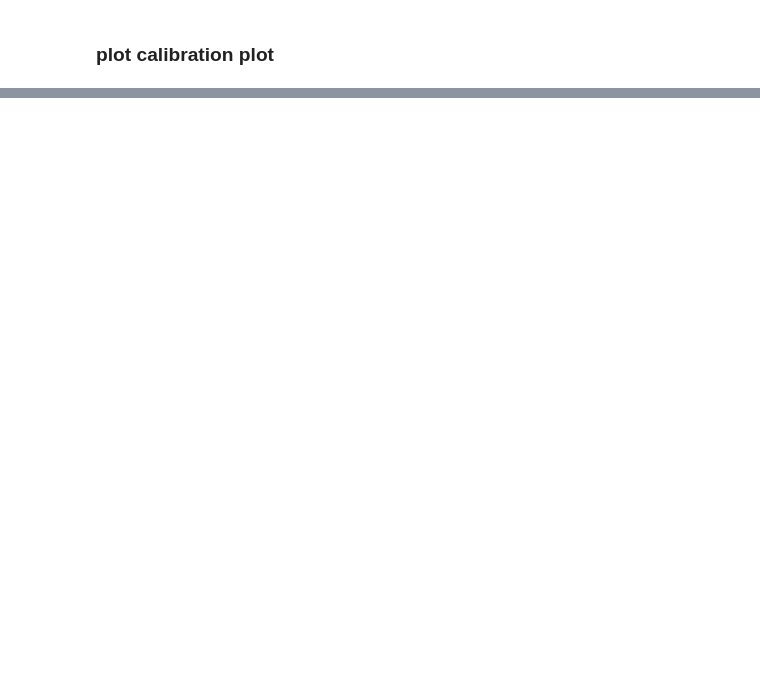
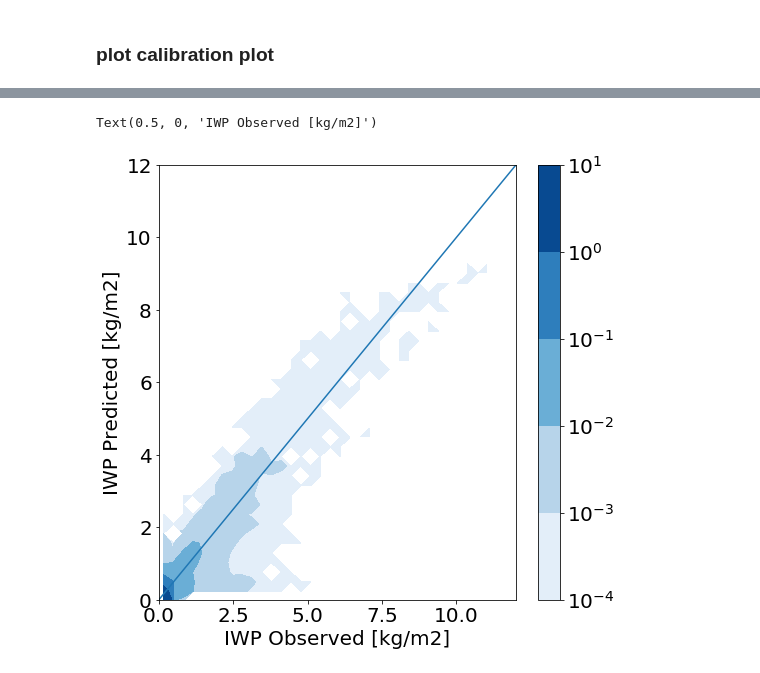
Before and after one commit to ikaur17/IWC2TB, a Jupyter notebook: notebooks/qrnn_train-gmi-iwp.ipynb, the cells around one changed output, grey strips where cells are left out. Saved outputs shown, nothing was run; the diff lists cells and outputs as text; code cells hidden in the pictures; blank space fills up the shorter version.

```diff
--- a/notebooks/qrnn_train-gmi-iwp.ipynb
+++ b/notebooks/qrnn_train-gmi-iwp.ipynb
@@ -124,0 +157,23 @@ ax.set_xlabel("IWP[kg/m2]")
+# %%
+from iwc2tb.common.hist2d import hist2d
+
+hh, xyrange, xdat1, ydat1 = hist2d(y, y_pos_mean, bins = [45, 45])
+
+
+#hh[hh < thresh] = np.nan # fill the areas with low density by NaNs
+fig, ax = plt.subplots(1, 1, figsize = [8, 8])
+cs = ax.contourf(np.flipud(hh.T), cmap= 'Blues',
+                extent=np.array(xyrange).flatten(),
+            locator= ticker.LogLocator(), origin='upper')
+cbar = fig.colorbar(cs)
+ax.plot(xdat1, ydat1, '.',color='blue', alpha = 0.2)
+ax.set_ylim([0, 12])
+ax.set_xlim([0, 12])
+xy = np.arange(0, 13, 1)
+yy = xy
+ax.plot(xy, yy)
+ax.set_ylabel("IWP Predicted [kg/m2]")
+ax.set_xlabel("IWP Observed [kg/m2]")
+# %% [output]
+Text(0.5, 0, 'IWP Observed [kg/m2]')
+[figure, added]
```
Also changed, not shown: parts of 10 cells of this notebook, 2 other files.
